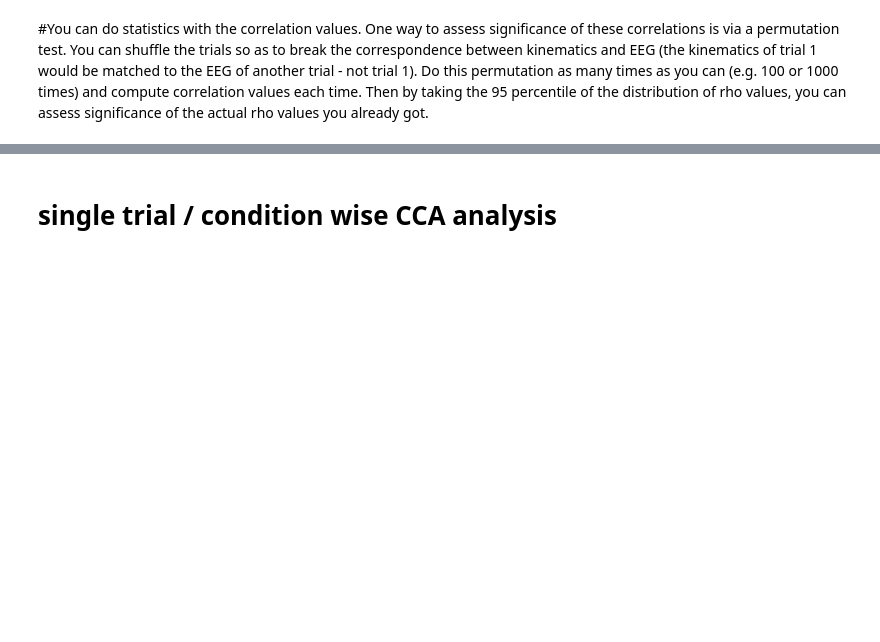
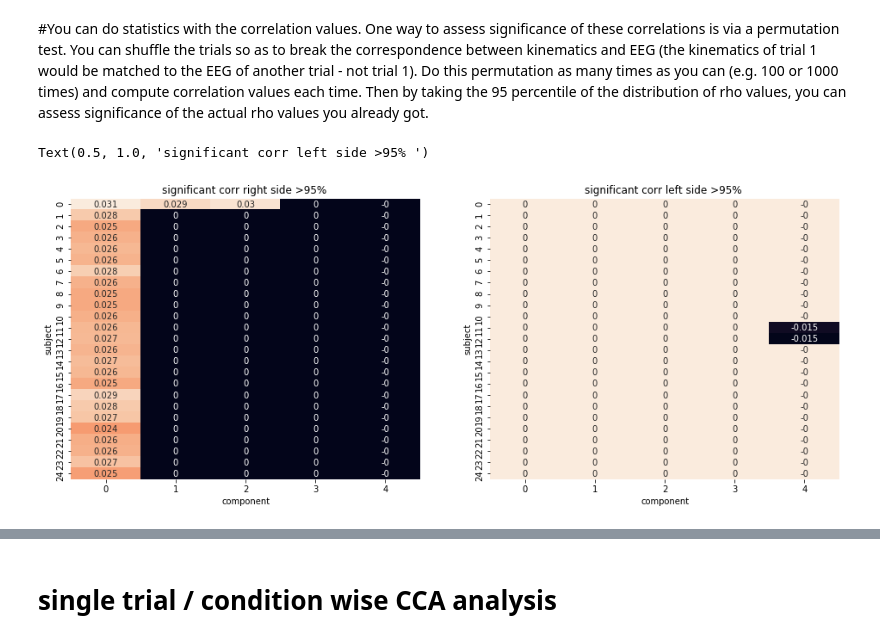
Before and after one commit to sankar-mukherjee/CCA_speech_EEG, a Jupyter notebook: CCA_yannis.ipynb, the cells around one changed output, grey strips where cells are left out. Saved outputs shown, nothing was run; the diff lists cells and outputs as text; code cells hidden in the pictures; blank space fills up the shorter version.

```diff
--- a/CCA_yannis.ipynb
+++ b/CCA_yannis.ipynb
@@ -1529,18 +1541,41 @@ surr_topo = np.stack(surr_topo)
-# %%
-# significant rhos subject with components
-A = []
-for i in range(0,nComp):
-    a = data_plot['Component'+str(i)+'_corr'].get_values()
-    A.append(a)
-
-A = np.stack(A).T
-
-a = np.percentile(surr_r,95,axis=2)
-
-sub,comp=np.where(A>=a)
-a = np.vstack((sub,comp))
-print('significant subjects and comps')
-print(a.T)
+# %%
+# significant rhos subject with components
+A = []
+for i in range(0,nComp):
+    a = data_plot['Component'+str(i)+'_corr'].get_values()
+    A.append(a)
+
+A = np.stack(A).T
+A = A.astype(float)
+a = np.percentile(surr_r1,95,axis=2)
+
+
+#
+B=A
+b = A>=a
+b = b*1
+B = B * b
+
+C=A
+b = A<=-a
+b = b*1
+C = C * b
+
+fig, ax = plt.subplots(figsize=(16, 6))
+plt.subplot(1,2,1)
+sns.heatmap(B,annot=True, cbar=False)
+plt.xlabel('component')
+plt.ylabel('subject')
+plt.title('significant corr right side >95% ')
+
+plt.subplot(1,2,2)
+sns.heatmap(C,annot=True, cbar=False)
+plt.xlabel('component')
+plt.ylabel('subject')
+plt.title('significant corr left side >95% ')
+# %% [output]
+Text(0.5, 1.0, 'significant corr left side >95% ')
+[figure, added]
 # %%
 # significant topo
 
```
Also changed, not shown: parts of 23 cells of this notebook, 1 other file.
